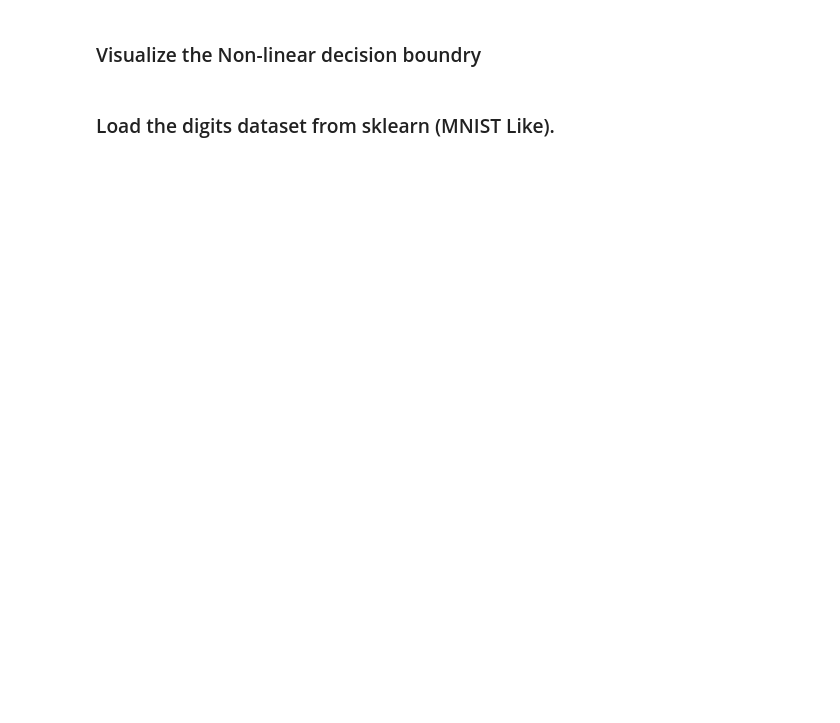
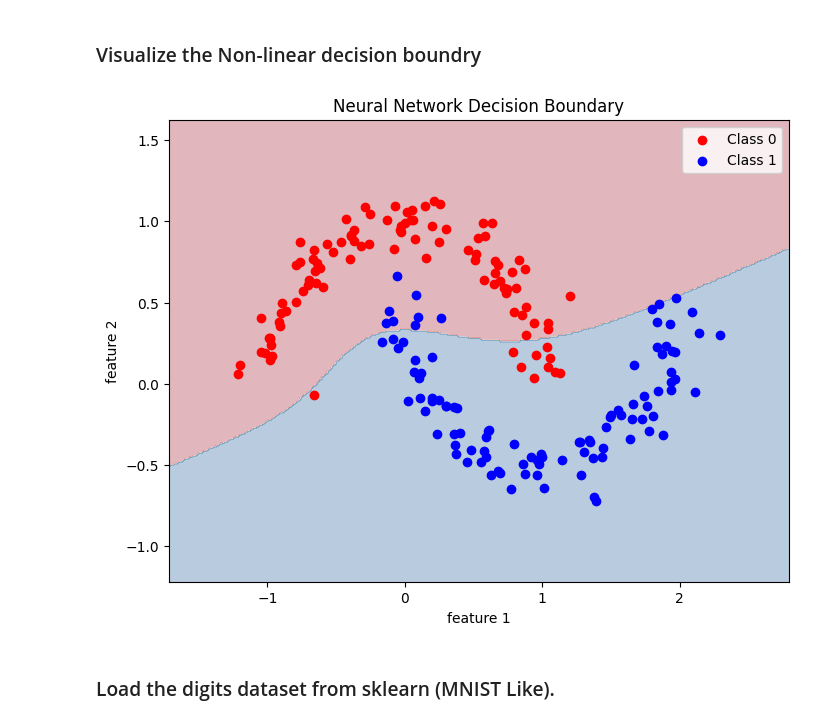
Before and after one commit to ningkaiyang/2-Layer-Deep-Network-Backprop-by-Hand, a Jupyter notebook: 1_Perceptron_and_Neural_Networks_Student.ipynb, the cells around one changed output. Cells and saved outputs as stored; diff of their text form; code cells hidden in the pictures; blank space fills up the shorter version.

```diff
--- a/1_Perceptron_and_Neural_Networks_Student.ipynb
+++ b/1_Perceptron_and_Neural_Networks_Student.ipynb
@@ -313,11 +313,11 @@ class NeuralNetwork:
 
 		# W1: input_size x hidden_size (connects input to hidden layer)
 		# initialize weights randomly to prevent symmetry learning issues
-		self.W1 = np.random.randn(input_size, hidden_size) * 0.01
+		self.W1 = np.random.randn(input_size, hidden_size)
 		# b1: hidden_size (bias for each hidden neuron, added after W1 applies)
 		self.b1 = np.zeros(self.hidden_size)
 		# W2: hidden_size x 1 (connects hidden layer to output neuron)
-		self.W2 = np.random.randn(hidden_size, output_size) * 0.01
+		self.W2 = np.random.randn(hidden_size, output_size)
 		# b2: bias for output neuron
 		self.b2 = np.zeros(self.output_size)
 
@@ -455,0 +452,6 @@ class NeuralNetwork:
+# %%
+X_toy = X
+y_toy = y.reshape(-1, 1)
+# %%
+nn = NeuralNetwork(input_size=2, hidden_size=16, output_size=1, lr=0.1)
+losslist = nn.train(X_toy, y_toy, epochs=500, learning_rate=1.0)
@@ -476,3 +496,10 @@ accuracy(np.argmax(y,axis=1), preds)
+# %%
+x_min, x_max = X_toy[:, 0].min() - 0.5, X_toy[:, 0].max() + 0.5
+y_min, y_max = X_toy[:, 1].min() - 0.5, X_toy[:, 1].max() + 0.5
+xx, yy = np.meshgrid(
+    np.linspace(x_min, x_max, 300),
+    np.linspace(y_min, y_max, 300)
+)
 # %%
 Z = []
 for i in range(len(xx.flatten())):
@@ -484,3 +509,15 @@ Z = np.array(Z).reshape(xx.shape)
+# %%
+plt.figure(figsize=(8, 6))
+plt.contourf(xx, yy, Z, alpha=0.3, cmap="RdBu")
+plt.scatter(X_toy[y_toy.flatten() == 0, 0], X_toy[y_toy.flatten() == 0, 1], color='red', label='Class 0')
+plt.scatter(X_toy[y_toy.flatten() == 1, 0], X_toy[y_toy.flatten() == 1, 1], color='blue', label='Class 1')
+plt.xlabel("feature 1")
+plt.ylabel("feature 2")
+plt.title("Neural Network Decision Boundary")
+plt.legend()
+plt.show()
+# %% [output]
+[figure, added]
 # %% [markdown]
 ### Load the digits dataset from sklearn (MNIST Like).
 # %%
```
Also changed, not shown: parts of 18 cells of this notebook.
